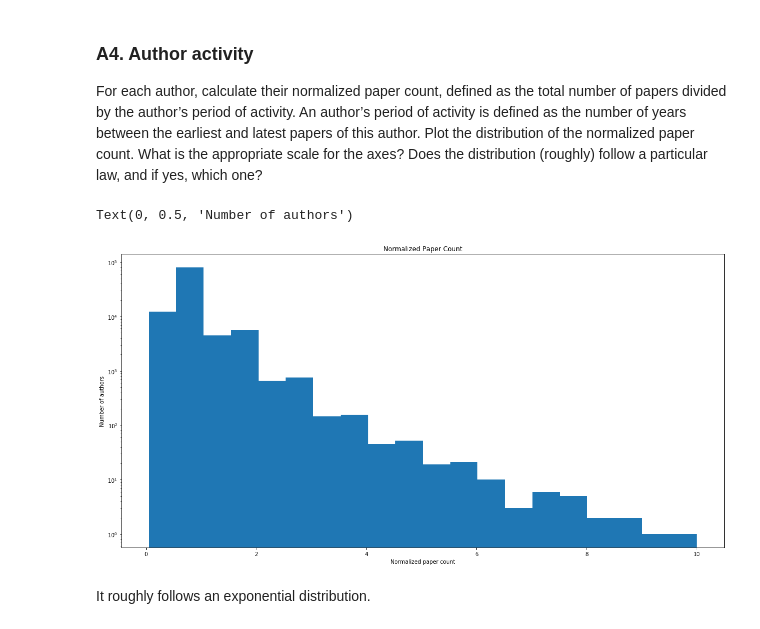
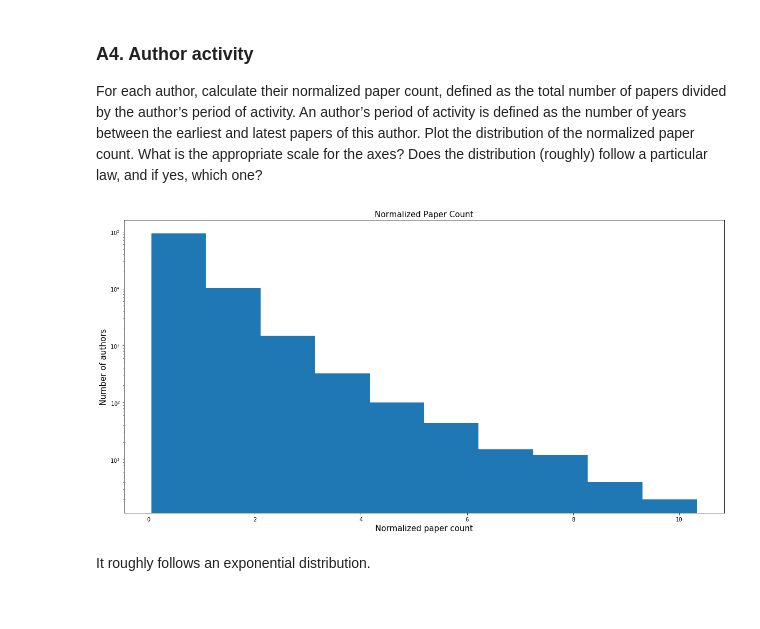
Before and after one commit to dinotuku/2019, a Jupyter notebook: Homework/01 - Pandas and Data Wrangling/hw1.ipynb, the cells around one changed output. Saved outputs shown, nothing was run; the diff lists cells and outputs as text; code cells hidden in the pictures.

```diff
--- a/Homework/01 - Pandas and Data Wrangling/hw1.ipynb
+++ b/Homework/01 - Pandas and Data Wrangling/hw1.ipynb
@@ -477,16 +451,16 @@ page_body = r.text
 soup = BeautifulSoup(page_body, 'html.parser')
 # %%
 # find tags with href including /book/
-all_nips_a = soup.find_all(href=re.compile('/book/'))
-all_nips_links = []
-# starting from 2018 to 1987
-for nips_a in all_nips_a:
-    all_nips_links.append(base_url + nips_a['href'][1:])
+nips_a = soup.find_all(href=re.compile('/book/'))
+nips_links = []
+# only get links of 2011 and 2010
+for nips_a in nips_a[7:9]:
+    nips_links.append(base_url + nips_a['href'][1:])
 # %%
 nips_papers_list = []
 id_list = []
-year = 2018
-for link in all_nips_links:
+year = 2011
+for link in nips_links:
     # initiate BeautifulSoup for website of each year's nips
     r = get(link)
     page_body = r.text
@@ -597,3 +562,10 @@ a34_conf_authors = (a34_conf_papers['authors']
+# %%
+# recreate the author-centric dataframe
+a34_conf_authors = (a34_conf_papers
+                    .explode('authors')
+                    .rename(columns={'authors': 'author'})
+                    .reset_index(drop=True)
+                    .dropna(subset=['author']))
 # %%
 # check if the number of papers are equal in these two dataframs
 a34_conf_papers.shape[0] == a34_conf_authors['id'].nunique()
@@ -636,12 +597,18 @@ for author, group in new_conf_authors_grouped:
+# %%
+def compute_activity(years):
+    years = years.values
+    return max(years) - min(years) + 1
+authors_activity = a34_conf_authors.groupby('author')['year'].apply(compute_activity)
+normalized_paper_count = a34_conf_authors.groupby('author')['title'].count() / authors_activity
 # %%
 plt.figure(figsize=(20, 10))
-plt.hist(normalized_paper_count, log=True, bins=20)
-plt.title('Normalized Paper Count')
-plt.xlabel('Normalized paper count')
-plt.ylabel('Number of authors')
+plt.hist(normalized_paper_count, log=True, bins=10)
+plt.title('Normalized Paper Count', fontsize=15)
+plt.xlabel('Normalized paper count', fontsize=15)
+plt.ylabel('Number of authors', fontsize=15)
+plt.show()
 # %% [output]
-Text(0, 0.5, 'Number of authors')
-[figure, old version]
+[figure, new version]
 # %% [markdown]
 It roughly follows an exponential distribution.
 # %%
```
Also changed, not shown: parts of 95 cells of this notebook.
